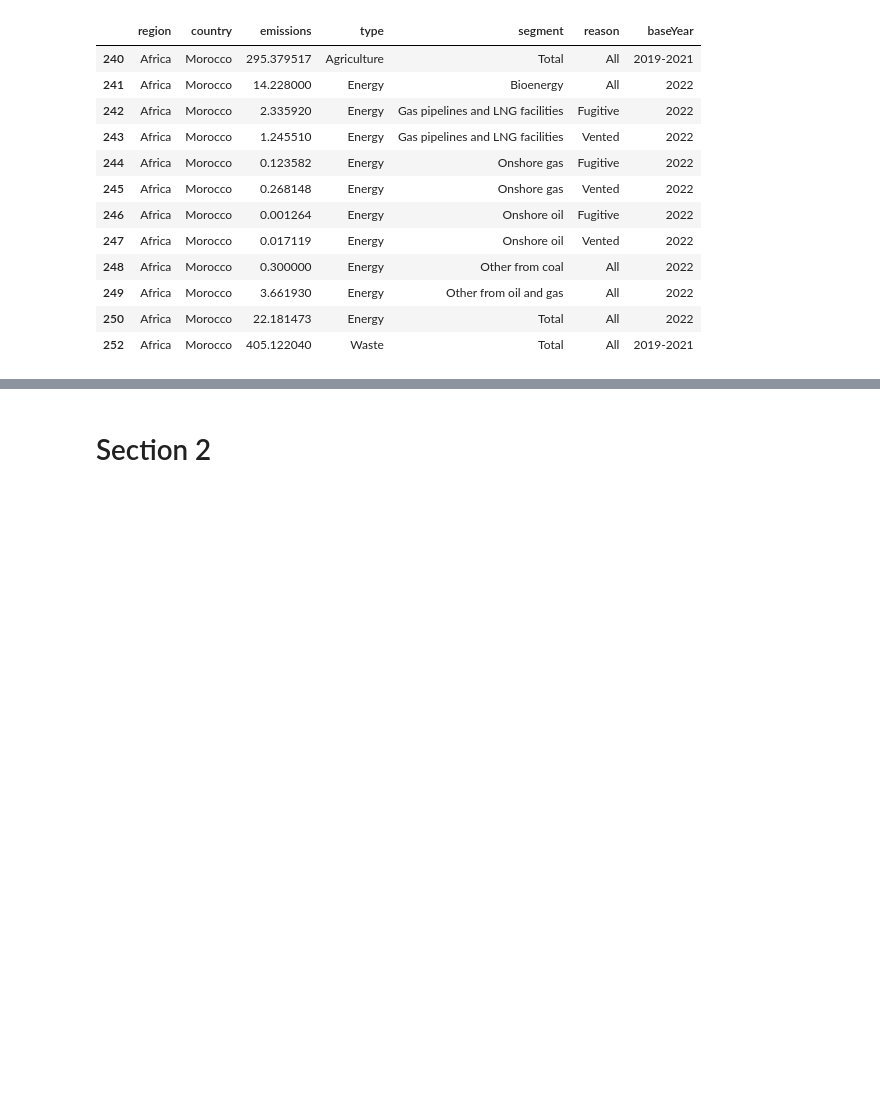
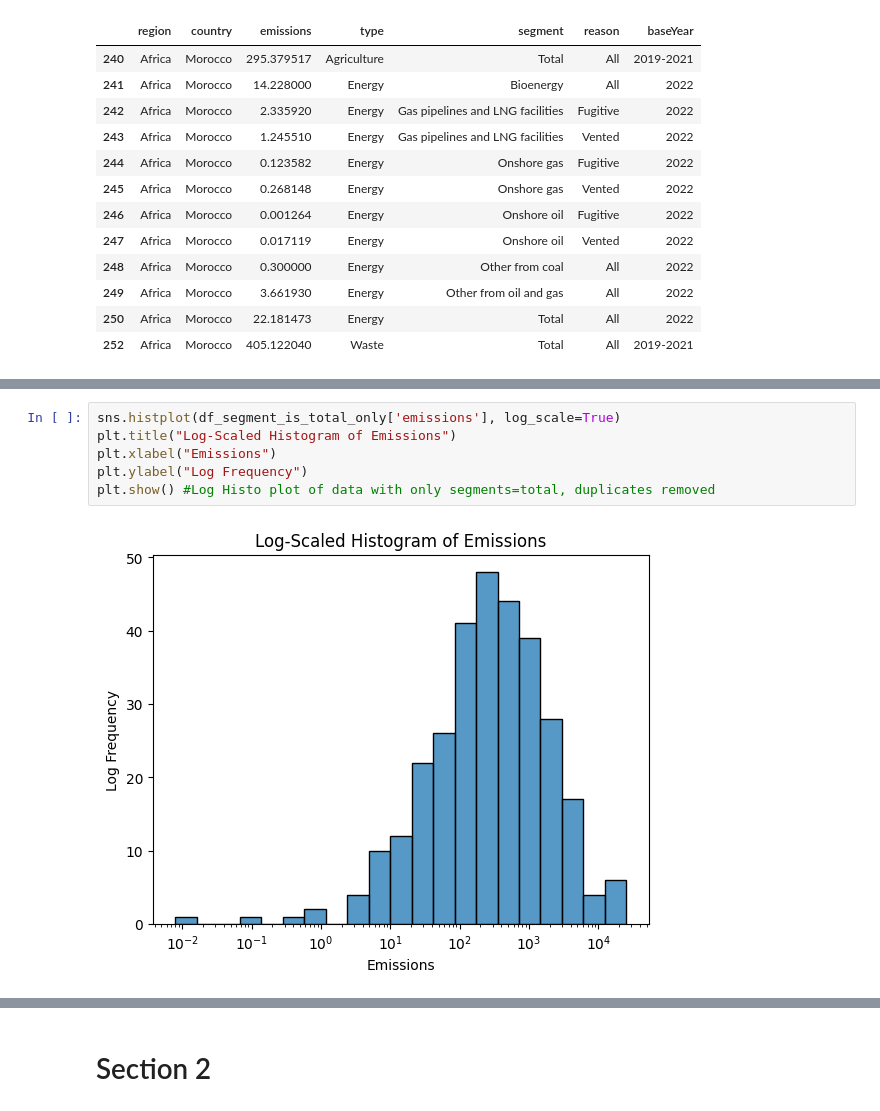
Before and after one commit to DaniDL346/Global_Methane_Flux_Analysis, a Jupyter notebook: jupyter_notebooks/1_ETL_notebook.ipynb, the cells around one changed output, grey strips where cells are left out. Drawn from its saved outputs; the diff is of its cells as text; blank space fills up the shorter version.

```diff
--- a/jupyter_notebooks/1_ETL_notebook.ipynb
+++ b/jupyter_notebooks/1_ETL_notebook.ipynb
@@ -481,0 +526,8 @@ df[df['country']=='Morocco'] # it is important to note here that some of the col
+# %%
+sns.histplot(df_segment_is_total_only['emissions'], log_scale=True)
+plt.title("Log-Scaled Histogram of Emissions")
+plt.xlabel("Emissions")
+plt.ylabel("Log Frequency")
+plt.show() #Log Histo plot of data with only segments=total, duplicates removed
+# %% [output]
+[figure, added]
```
Also changed, not shown: parts of 8 cells of this notebook.
